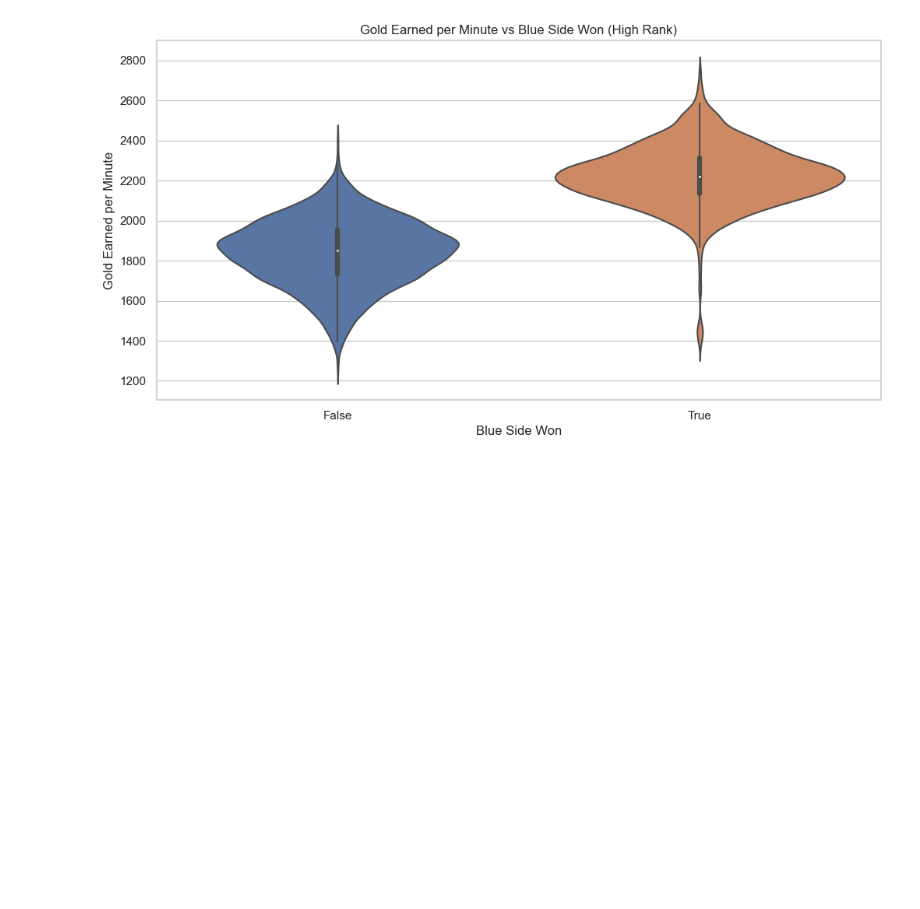
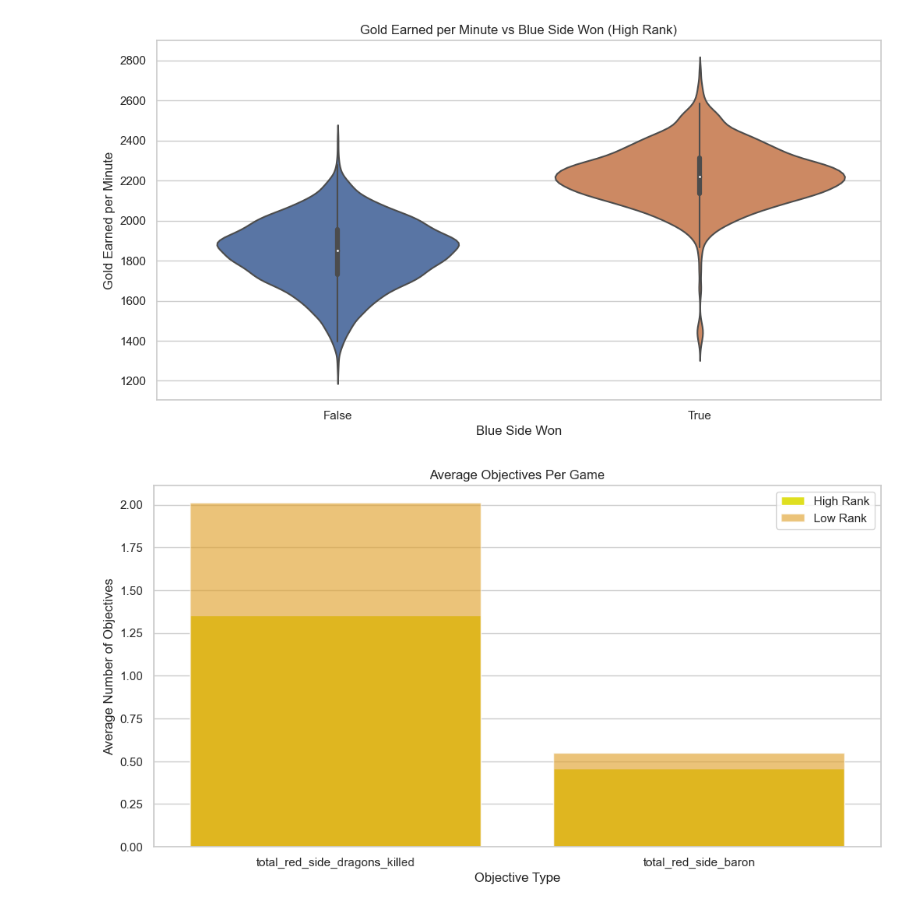
Before and after one commit to mohammad20306/Dissertation, a Jupyter notebook: data_analysis.ipynb, the cells around one changed output. Drawn from its saved outputs; the diff is of its cells as text; code cells hidden in the pictures; blank space fills up the shorter version.

```diff
--- a/data_analysis.ipynb
+++ b/data_analysis.ipynb
@@ -353,3 +381,19 @@ plt.show()
 # %% [output]
 [figure]
 [figure]
+# %%
+# Average objectives per game by high and low rank players
+avg_objectives_high = high_rank[['total_blue_side_dragons_killed', 'total_blue_side_baron']].mean()
+avg_objectives_low = low_rank[['total_red_side_dragons_killed', 'total_red_side_baron']].mean()
+
+# Creating the plot
+plt.figure(figsize=(12, 6))
+sns.barplot(x=avg_objectives_high.index, y=avg_objectives_high.values, color='yellow', label='High Rank')
+sns.barplot(x=avg_objectives_low.index, y=avg_objectives_low.values, color='orange', alpha=0.6, label='Low Rank')
+plt.title('Average Objectives Per Game')
+plt.ylabel('Average Number of Objectives')
+plt.xlabel('Objective Type')
+plt.legend()
+plt.show()
+# %% [output]
+[figure, added]
```
Also changed, not shown: parts of 3 cells of this notebook, 3 other files.
